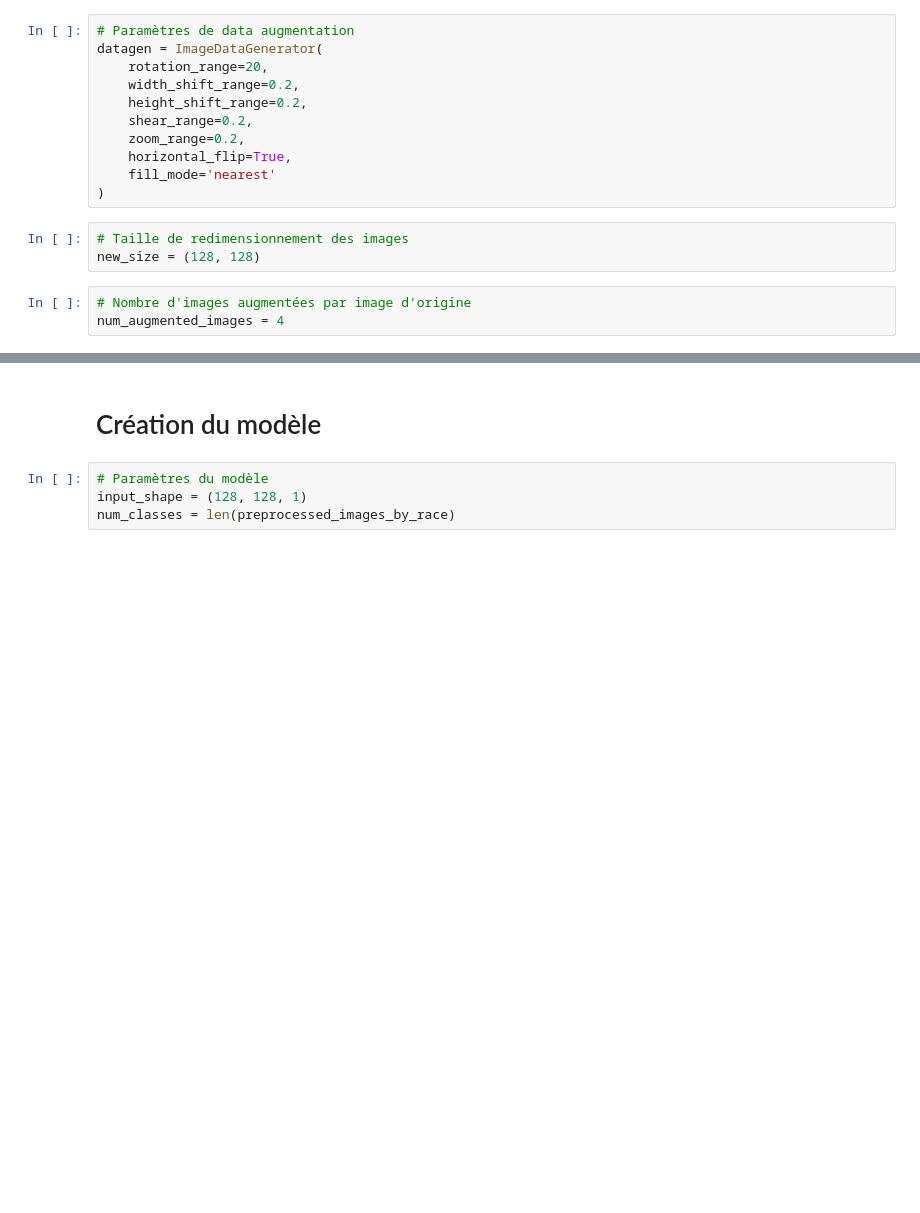
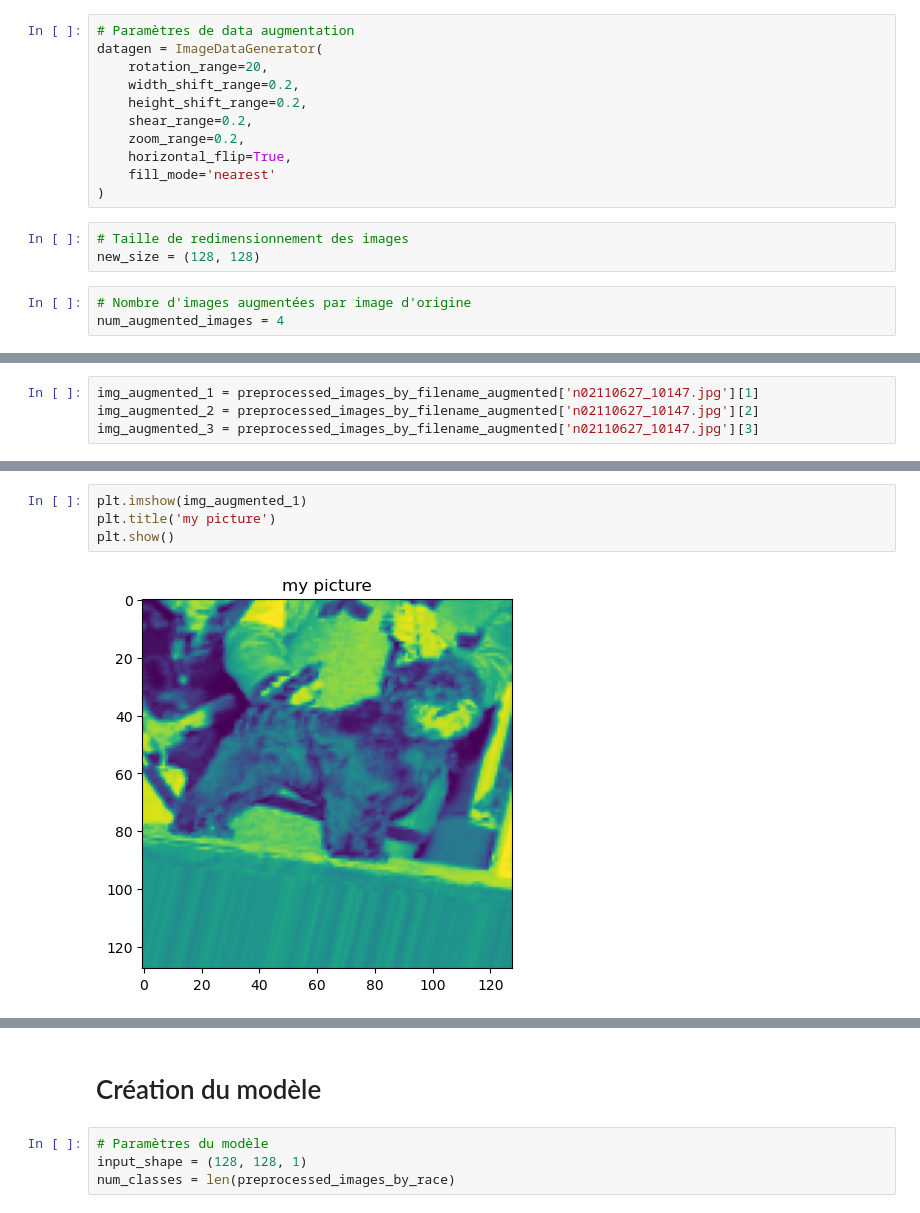
Before and after one commit to random-agile/Classify-Images-Using-Deep-Learning, a Jupyter notebook: Untitled.ipynb, the cells around one changed output, grey strips where cells are left out. Saved outputs shown, nothing was run; the diff lists cells and outputs as text; blank space fills up the shorter version.

```diff
--- a/Untitled.ipynb
+++ b/Untitled.ipynb
@@ -131,0 +167,4 @@ for subdir in subdirs:
+# %%
+img_augmented_1 = preprocessed_images_by_filename_augmented['n02110627_10147.jpg'][1]
+img_augmented_2 = preprocessed_images_by_filename_augmented['n02110627_10147.jpg'][2]
+img_augmented_3 = preprocessed_images_by_filename_augmented['n02110627_10147.jpg'][3]
@@ -131,0 +177,6 @@ for subdir in subdirs:
+# %%
+plt.imshow(img_augmented_1)
+plt.title('my picture')
+plt.show()
+# %% [output]
+[figure, added]
```
Also changed, not shown: parts of 14 cells of this notebook.
